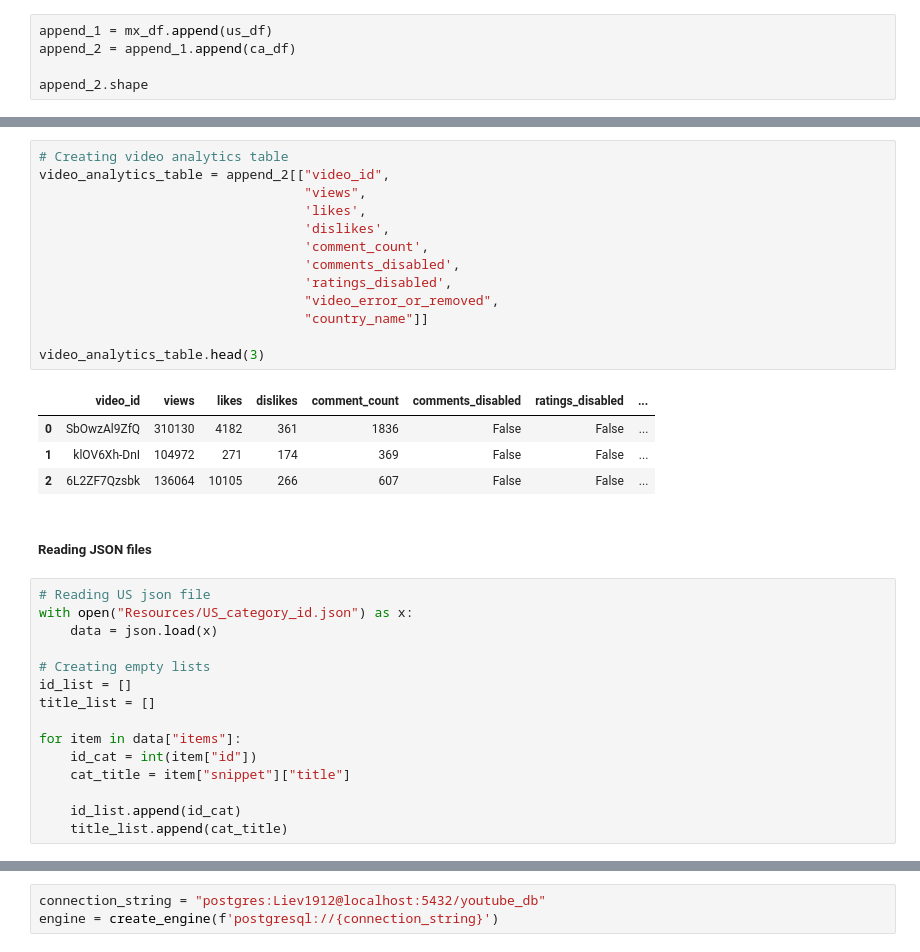
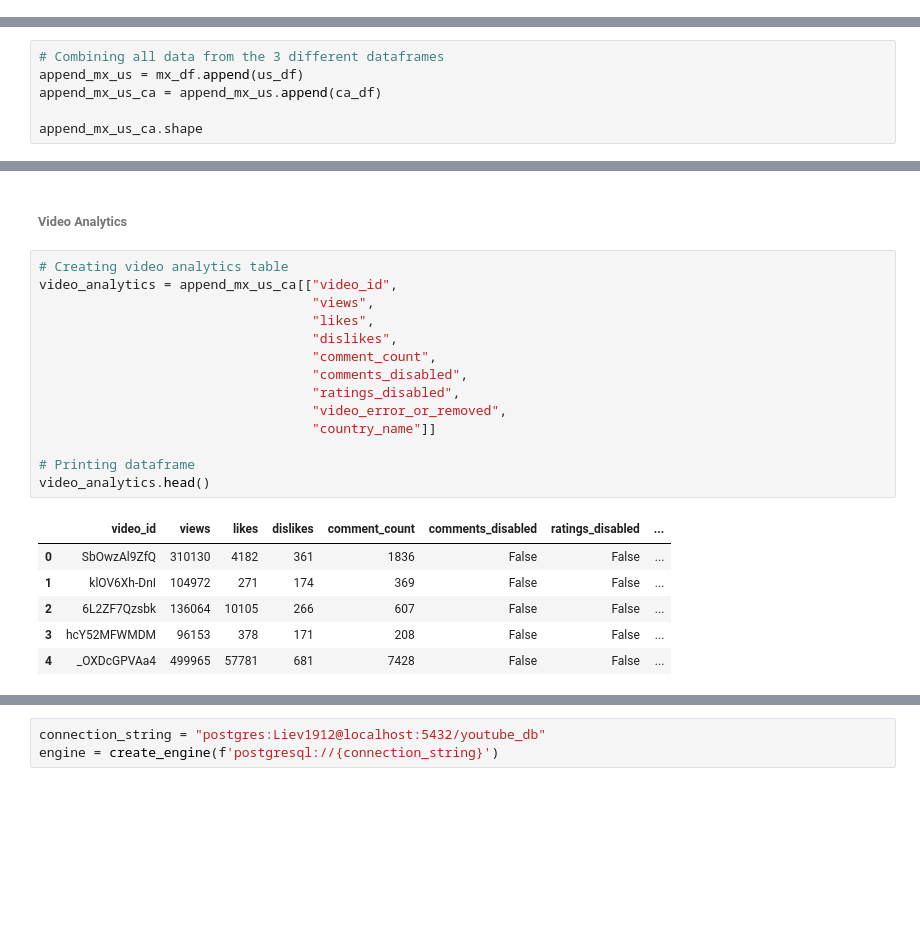
Before and after one commit to Levirdz/elt-project, a Jupyter notebook: ETL_final.ipynb, the cells around one changed output, grey strips where cells are left out. Saved outputs shown, nothing was run; the diff lists cells and outputs as text; blank space fills up the shorter version.

```diff
--- a/ETL_final.ipynb
+++ b/ETL_final.ipynb
@@ -49,8 +142,3 @@ ca_df.head(3)
 | 0 | n1WpP7iowLc | 17.14.11 | Eminem - Walk On Water (Audio) ft... | EminemVEVO | 10 | 2017-11-10T17:00:03.000Z | Eminem|"Walk"|"On"|"Water"|"After... | 17158579 | 787425 | ... |
 | 1 | 0dBIkQ4Mz1M | 17.14.11 | PLUSH - Bad Unboxing Fan Mail | iDubbbzTV | 23 | 2017-11-13T17:00:00.000Z | plush|"bad unboxing"|"unboxing"|"... | 1014651 | 127794 | ... |
 | 2 | 5qpjK5DgCt4 | 17.14.11 | Racist Superman | Rudy Mancuso, K... | Rudy Mancuso | 23 | 2017-11-12T19:05:24.000Z | racist superman|"rudy"|"mancuso"|... | 3191434 | 146035 | ... |
-# %%
-append_1 = mx_df.append(us_df)
-append_2 = append_1.append(ca_df)
-
-append_2.shape
@@ -63,0 +189,6 @@ dropped_series.shape
+# %%
+# Combining all data from the 3 different dataframes
+append_mx_us = mx_df.append(us_df)
+append_mx_us_ca = append_mx_us.append(ca_df)
+
+append_mx_us_ca.shape
@@ -110,35 +260,23 @@ video_plus_channel.head(3)
+# %% [markdown]
+###### Video Analytics
 # %%
 # Creating video analytics table
-video_analytics_table = append_2[["video_id",
-                                  "views",
-                                  'likes',
-                                  'dislikes',
-                                  'comment_count',
-                                  'comments_disabled',
-                                  'ratings_disabled',
-                                  "video_error_or_removed",
-                                  "country_name"]]
+video_analytics = append_mx_us_ca[["video_id",
+                                   "views",
+                                   "likes",
+                                   "dislikes",
+                                   "comment_count",
+                                   "comments_disabled",
+                                   "ratings_disabled",
+                                   "video_error_or_removed",
+                                   "country_name"]]
 
-video_analytics_table.head(3)
+# Printing dataframe
+video_analytics.head()
 # %% [output]
 |  | video_id | views | likes | dislikes | comment_count | comments_disabled | ratings_disabled | ... |
 | 0 | SbOwzAl9ZfQ | 310130 | 4182 | 361 | 1836 | False | False | ... |
 | 1 | klOV6Xh-DnI | 104972 | 271 | 174 | 369 | False | False | ... |
 | 2 | 6L2ZF7Qzsbk | 136064 | 10105 | 266 | 607 | False | False | ... |
+| 3 | hcY52MFWMDM | 96153 | 378 | 171 | 208 | False | False | ... |
+| 4 | _OXDcGPVAa4 | 499965 | 57781 | 681 | 7428 | False | False | ... |
-# %% [markdown]
-##### Reading JSON files
-# %%
-# Reading US json file
-with open("Resources/US_category_id.json") as x:
-    data = json.load(x)
-
-# Creating empty lists
-id_list = []
-title_list = []
-
-for item in data["items"]:
-    id_cat = int(item["id"])
-    cat_title = item["snippet"]["title"]
-
-    id_list.append(id_cat)
-    title_list.append(cat_title)
```
Also changed, not shown: parts of 40 cells of this notebook, 2 other files.
